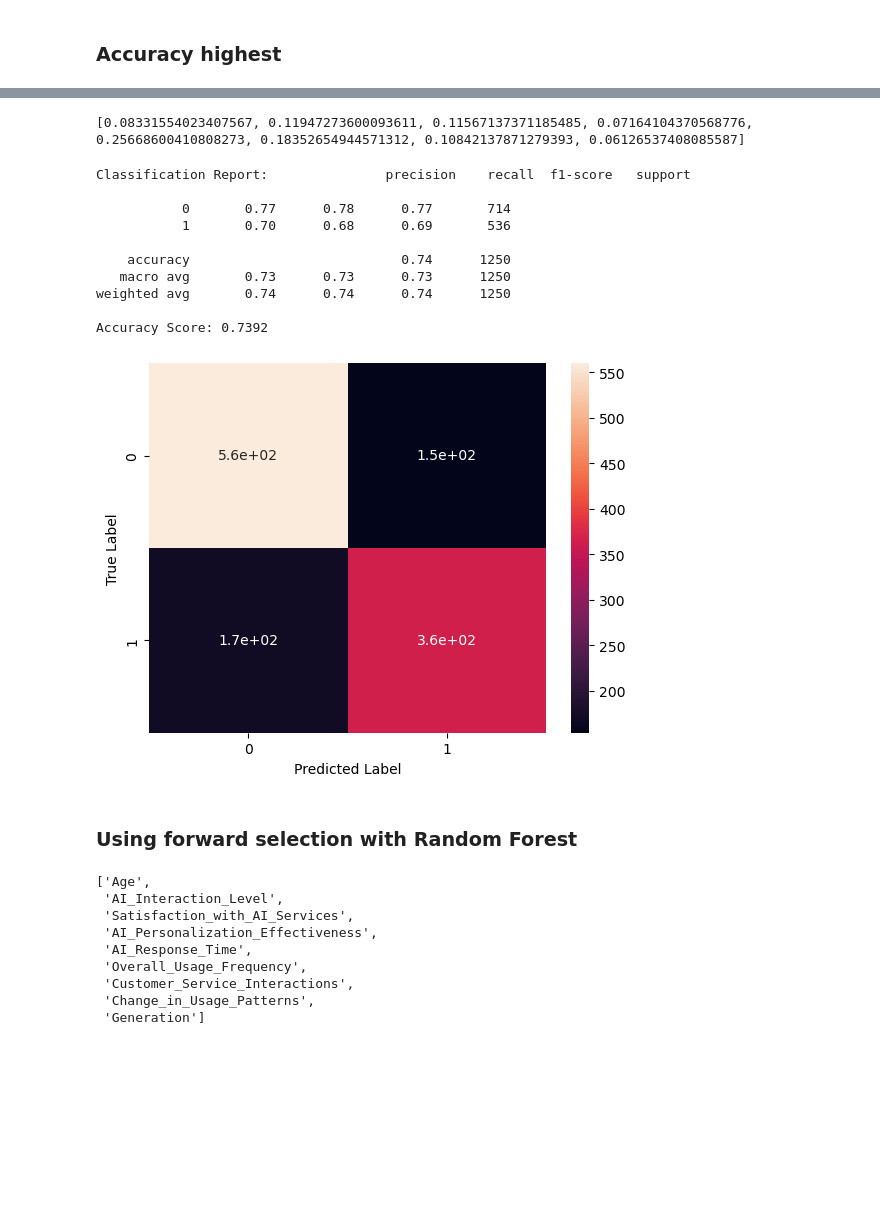
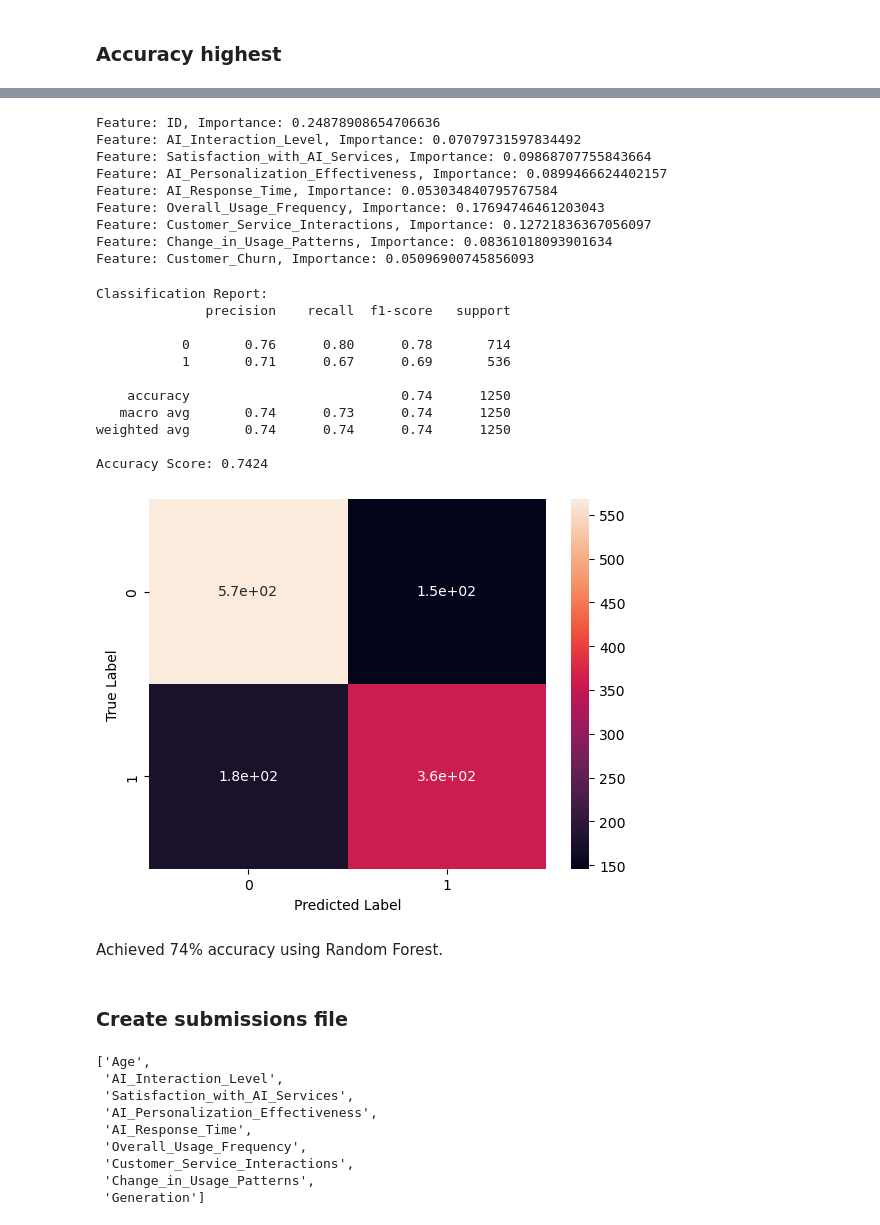
Before and after one commit to alim0118/customer-churn-predictor, a Jupyter notebook: Churn_Predictor.ipynb, the cells around one changed output, grey strips where cells are left out. Cells and saved outputs as stored; diff of their text form; code cells hidden in the pictures; blank space fills up the shorter version.

```diff
--- a/Churn_Predictor.ipynb
+++ b/Churn_Predictor.ipynb
@@ -291,11 +291,10 @@ train.head()
 ### Split labels in train and test data
 # %%
 # split labels and predictors for train and test set
-# did not include 'Generation' feature
-X_train = train.drop(["ID", "Customer_Churn"], axis=1)
+X_train = train.drop(["Customer_Churn"], axis=1)
 Y_train = train["Customer_Churn"]
 
-X_test = test.drop(["ID", "Customer_Churn"], axis=1)
+X_test = test.drop(["Customer_Churn"], axis=1)
 Y_test = test["Customer_Churn"]
 # %% [markdown]
 ### Forward Selection using SVM
@@ -783,31 +784,45 @@ Accuracy Score: 0.6648
 # %%
 # Get numerical feature importances
+feature_names = train.columns.tolist()
 importances = list(randomforest.feature_importances_)
-print(importances)
+feature_importance_pairs = list(zip(feature_names, importances))
+
+for feature, importance in feature_importance_pairs:
+    print(f"Feature: {feature}, Importance: {importance}")
 # %% [output]
-[0.08331554023407567, 0.11947273600093611, 0.11567137371185485, 0.07164104370568776, 0.25668600410808273, 0.18352654944571312, 0.10842137871279393, 0.06126537408085587]
+Feature: ID, Importance: 0.24878908654706636
+Feature: AI_Interaction_Level, Importance: 0.07079731597834492
+Feature: Satisfaction_with_AI_Services, Importance: 0.09868707755843664
+Feature: AI_Personalization_Effectiveness, Importance: 0.0899466624402157
+Feature: AI_Response_Time, Importance: 0.053034840795767584
+Feature: Overall_Usage_Frequency, Importance: 0.17694746461203043
+Feature: Customer_Service_Interactions, Importance: 0.12721836367056097
+Feature: Change_in_Usage_Patterns, Importance: 0.08361018093901634
+Feature: Customer_Churn, Importance: 0.05096900745856093
 # %%
-# including age and generation in X_train
-# redo random forest using most important features (top 5)
-X_train_impor = X_train[['Overall_Usage_Frequency', 'Customer_Service_Interactions', 'Satisfaction_with_AI_Services', 'AI_Personalization_Effectiveness', 'Change_in_Usage_Patterns']]
-X_test_impor = X_test[['Overall_Usage_Frequency', 'Customer_Service_Interactions', 'Satisfaction_with_AI_Services', 'AI_Personalization_Effectiveness', 'Change_in_Usage_Patterns']]
+# redo random forest using most important features (top 5, excluding ID)
+X_train_impor = X_train[['Satisfaction_with_AI_Services', 'AI_Personalization_Effectiveness', 'Overall_Usage_Frequency', 'Customer_Service_Interactions', 'Change_in_Usage_Patterns']]
+X_test_impor = X_test[['Satisfaction_with_AI_Services', 'AI_Personalization_Effectiveness', 'Overall_Usage_Frequency', 'Customer_Service_Interactions', 'Change_in_Usage_Patterns']]
 
 randomforest.fit(X_train_impor, Y_train)
-y_pred_RF = randomforest.predict(X_test_impor)
+y_pred_RF_impor = randomforest.predict(X_test_impor)
 
-print_classification_report(Y_test, y_pred_RF)
-print_conf_matrix(Y_test, y_pred_RF)
+print_classification_report(Y_test, y_pred_RF_impor)
+print_conf_matrix(Y_test, y_pred_RF_impor)
 # %% [output]
-Classification Report:               precision    recall  f1-score   support
+Classification Report:
+              precision    recall  f1-score   support
 
-           0       0.77      0.78      0.77       714
-           1       0.70      0.68      0.69       536
+           0       0.76      0.80      0.78       714
+           1       0.71      0.67      0.69       536
 
     accuracy                           0.74      1250
-   macro avg       0.73      0.73      0.73      1250
+   macro avg       0.74      0.73      0.74      1250
 weighted avg       0.74      0.74      0.74      1250
 
-Accuracy Score: 0.7392
+Accuracy Score: 0.7424
-[figure, old version]
+[figure, new version]
-# %% [markdown]
-### Using forward selection with Random Forest
+# %% [markdown]
+Achieved 74% accuracy using Random Forest.
+# %% [markdown]
+### Create submissions file
```
Also changed, not shown: parts of 6 cells of this notebook, 1 other file.
